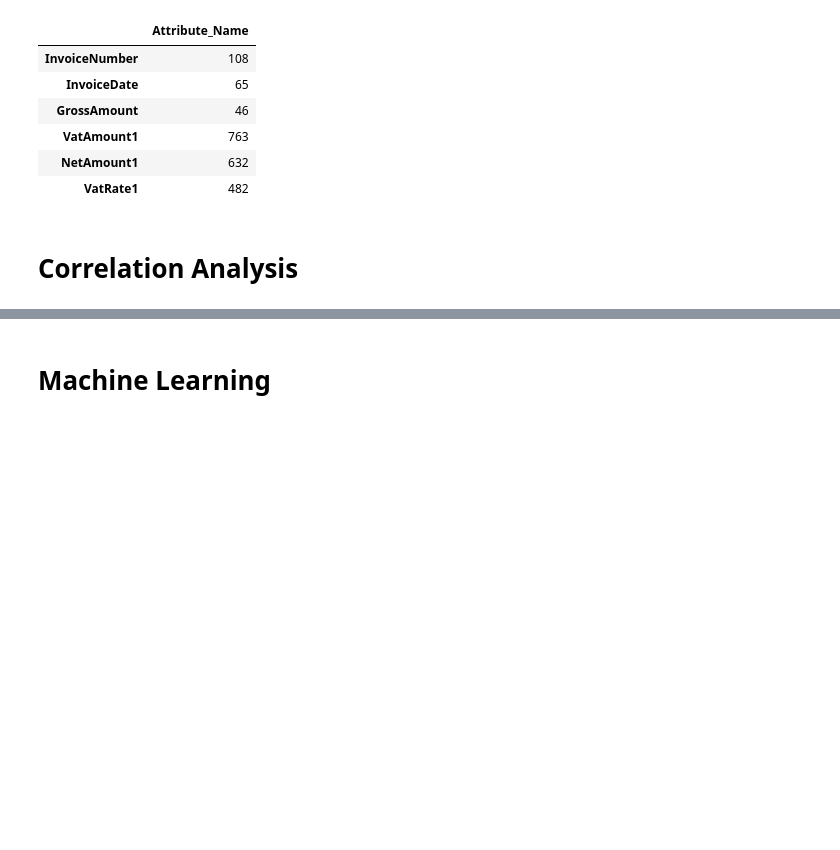
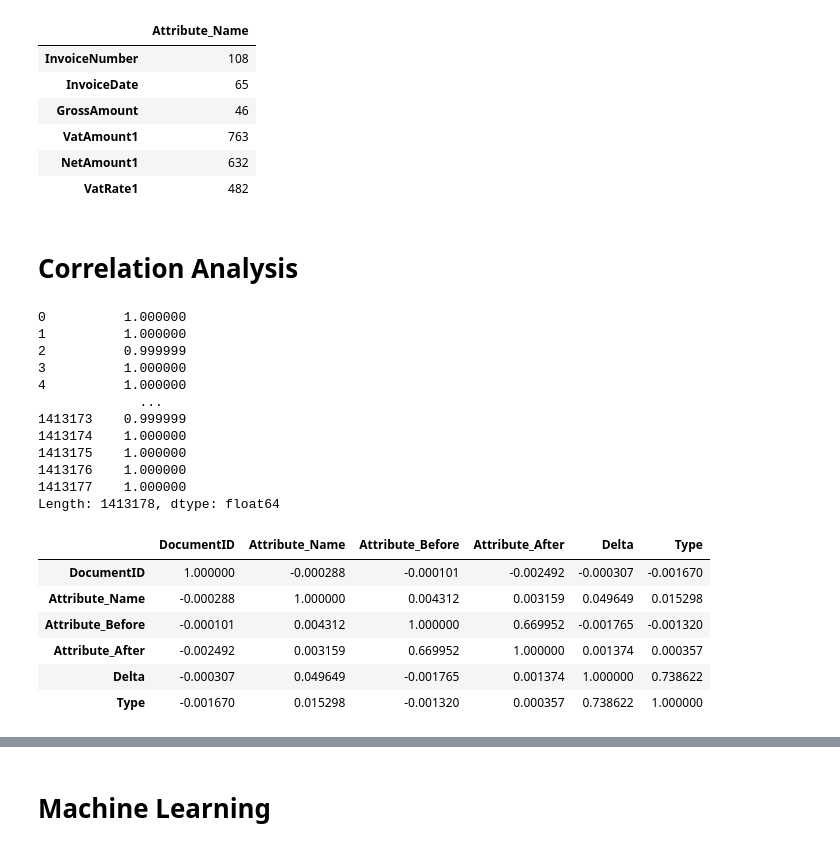
Before and after one commit to FusionShareeza/Masterarbeit, a Jupyter notebook: sqlconnector.ipynb, the cells around one changed output, grey strips where cells are left out. Saved outputs shown, nothing was run; the diff lists cells and outputs as text; code cells hidden in the pictures; blank space fills up the shorter version.

```diff
--- a/sqlconnector.ipynb
+++ b/sqlconnector.ipynb
@@ -1239,31 +1243,51 @@ make_json(csvFilePath, jsonFilePath)
 # %%
 def handle_non_numerical_data_correlation(df):
     columns = df.columns.values
     for column in columns:
         text_digit_vals = {}
         def convert_to_int(val):
             return text_digit_vals[val]
 
         if df[column].dtype != np.int64 and df[column].dtype != np.float64:
             column_contents = df[column].values.tolist()
             unique_elements = set(column_contents)
             x = 0
             for unique in unique_elements:
                 if unique not in text_digit_vals:
                     text_digit_vals[unique] = x
                     x+=1
 
             df[column] = list(map(convert_to_int, df[column]))
 
     return df
 
-
-bc = handle_non_numerical_data_correlation(df_table_cclogattributes)
+df_spiecher = df_table_cclogattributes.drop(['LogTime'], axis=1)
+bc = handle_non_numerical_data_correlation(df_spiecher)
 #display(bc)
 display(bc.corrwith(bc.iloc[0], axis=1))
 
 corr = bc.corr(method = 'pearson')
 corr
 #plt.figure(figsize=(10,8), dpi =500)
 #sns.heatmap(corr,annot=True,fmt=".2f", linewidth=.5)
 #plt.show()
+# %% [output]
+0          1.000000
+1          1.000000
+2          0.999999
+3          1.000000
+4          1.000000
+             ...
+1413173    0.999999
+1413174    1.000000
+1413175    1.000000
+1413176    1.000000
+1413177    1.000000
+Length: 1413178, dtype: float64
+|  | DocumentID | Attribute_Name | Attribute_Before | Attribute_After | Delta | Type |
+| DocumentID | 1.000000 | -0.000288 | -0.000101 | -0.002492 | -0.000307 | -0.001670 |
+| Attribute_Name | -0.000288 | 1.000000 | 0.004312 | 0.003159 | 0.049649 | 0.015298 |
+| Attribute_Before | -0.000101 | 0.004312 | 1.000000 | 0.669952 | -0.001765 | -0.001320 |
+| Attribute_After | -0.002492 | 0.003159 | 0.669952 | 1.000000 | 0.001374 | 0.000357 |
+| Delta | -0.000307 | 0.049649 | -0.001765 | 0.001374 | 1.000000 | 0.738622 |
+| Type | -0.001670 | 0.015298 | -0.001320 | 0.000357 | 0.738622 | 1.000000 |
```
Also changed, not shown: parts of 11 cells of this notebook, 1 other file.
